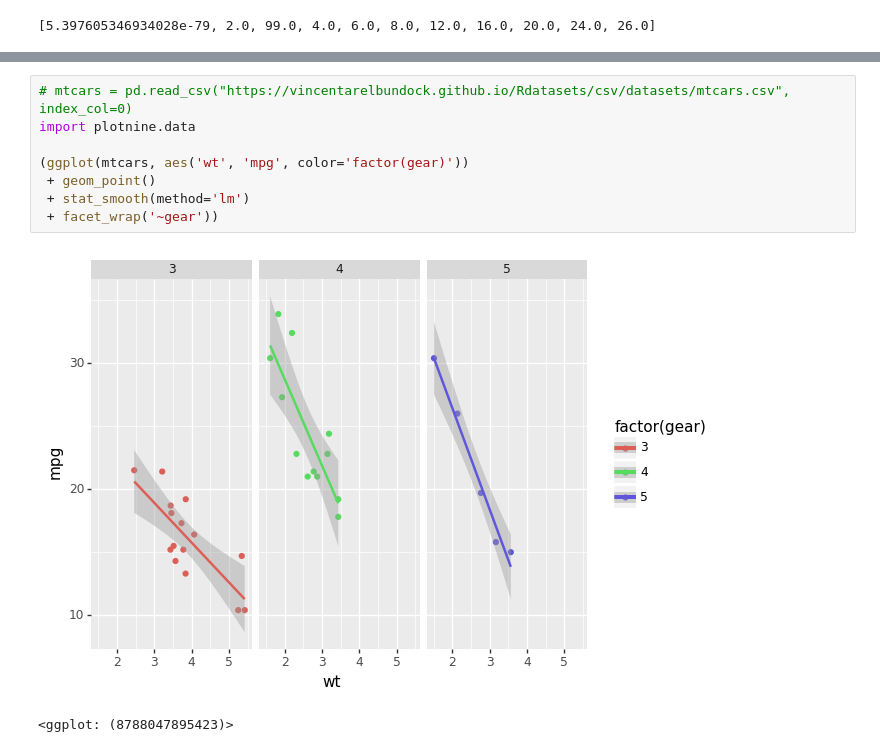
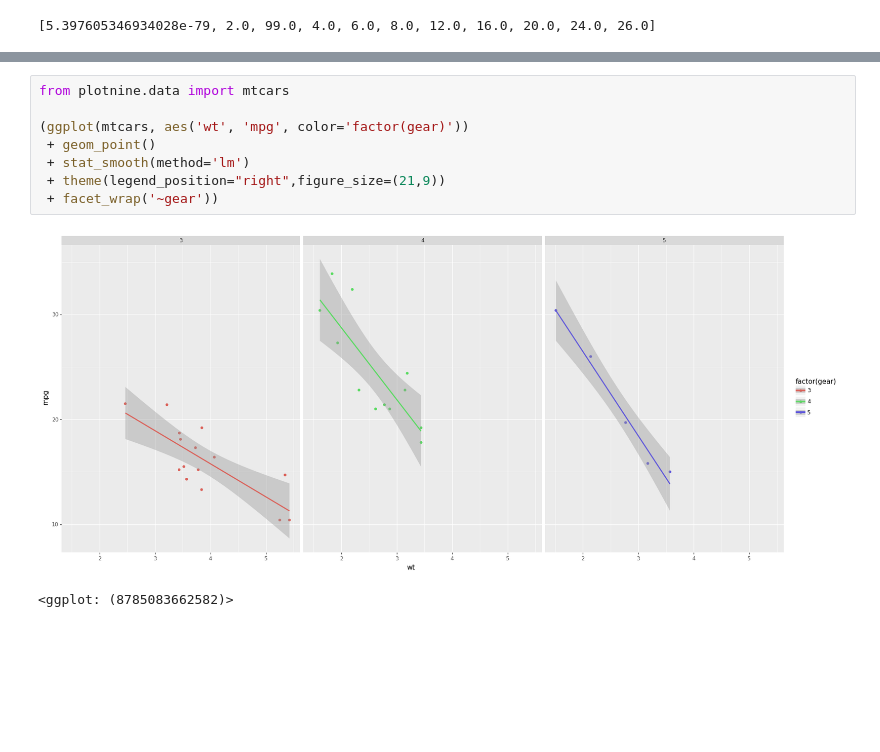
Before and after one commit to wangjun-sh/wangjun-sh.github.io, a Jupyter notebook: advs_lineplot.ipynb, the cells around one changed output, grey strips where cells are left out. Drawn from its saved outputs; the diff is of its cells as text; blank space fills up the shorter version.

```diff
--- a/advs_lineplot.ipynb
+++ b/advs_lineplot.ipynb
@@ -131,11 +157,11 @@ avisitn_sorted
 # %%
-# mtcars = pd.read_csv("https://vincentarelbundock.github.io/Rdatasets/csv/datasets/mtcars.csv", index_col=0)
-import plotnine.data
+from plotnine.data import mtcars
 
 (ggplot(mtcars, aes('wt', 'mpg', color='factor(gear)'))
  + geom_point()
  + stat_smooth(method='lm')
+ + theme(legend_position="right",figure_size=(21,9))
  + facet_wrap('~gear'))
 # %% [output]
-[figure, old version]
+[figure, new version]
-<ggplot: (8788047895423)>
+<ggplot: (8785083662582)>
```
Also changed, not shown: parts of 8 cells of this notebook.
